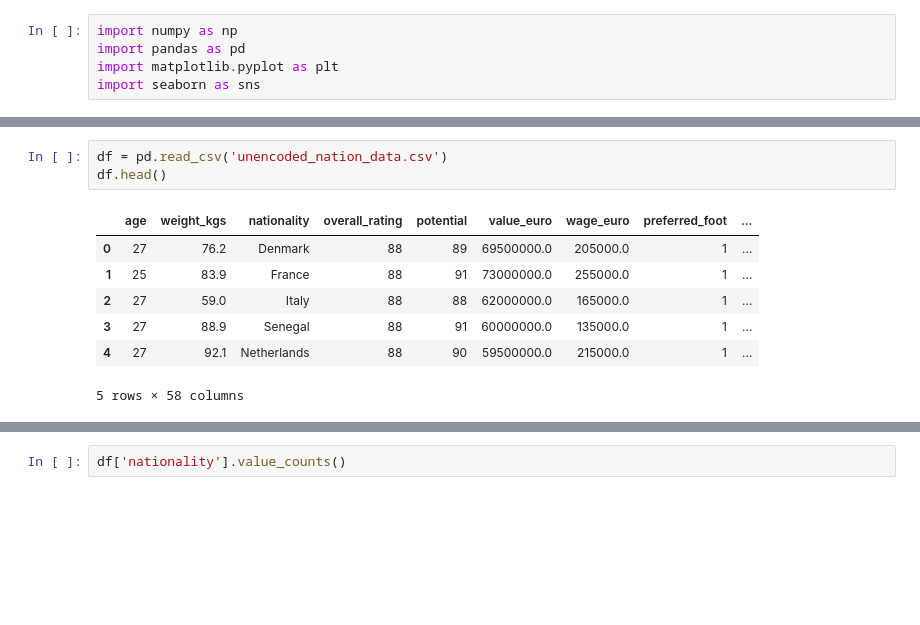
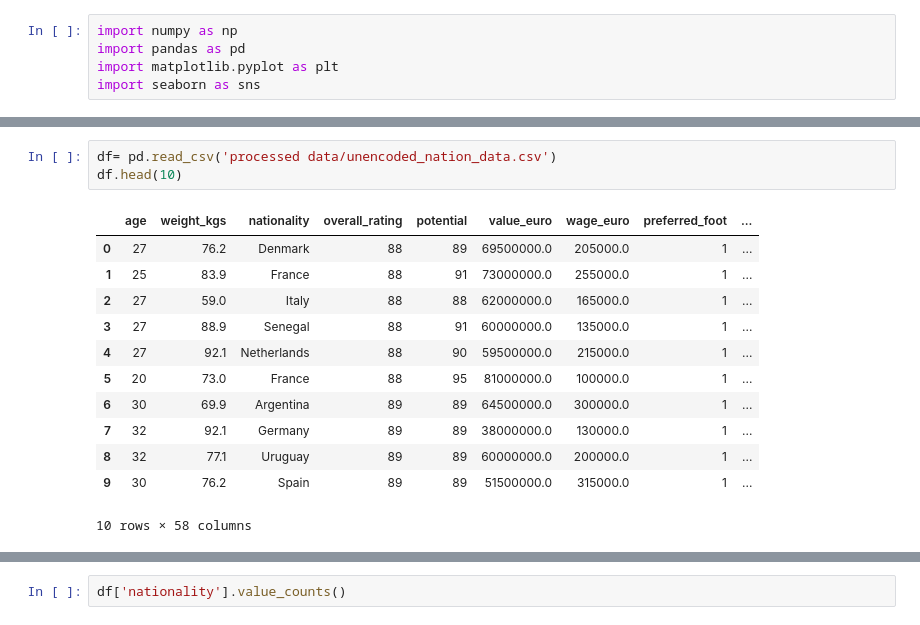
Before and after one commit to nttrung612/Football_Players_Rating_Prediction, a Jupyter notebook: lr.ipynb, the cells around one changed output, grey strips where cells are left out. Cells and saved outputs as stored; diff of their text form; blank space fills up the shorter version.

```diff
--- a/lr.ipynb
+++ b/lr.ipynb
@@ -178,11 +206,16 @@ import seaborn as sns
 # %%
-df = pd.read_csv('unencoded_nation_data.csv')
-df.head()
+df= pd.read_csv('processed data/unencoded_nation_data.csv')
+df.head(10)
 # %% [output]
 |  | age | weight_kgs | nationality | overall_rating | potential | value_euro | wage_euro | preferred_foot | ... |
 | 0 | 27 | 76.2 | Denmark | 88 | 89 | 69500000.0 | 205000.0 | 1 | ... |
 | 1 | 25 | 83.9 | France | 88 | 91 | 73000000.0 | 255000.0 | 1 | ... |
 | 2 | 27 | 59.0 | Italy | 88 | 88 | 62000000.0 | 165000.0 | 1 | ... |
 | 3 | 27 | 88.9 | Senegal | 88 | 91 | 60000000.0 | 135000.0 | 1 | ... |
 | 4 | 27 | 92.1 | Netherlands | 88 | 90 | 59500000.0 | 215000.0 | 1 | ... |
+| 5 | 20 | 73.0 | France | 88 | 95 | 81000000.0 | 100000.0 | 1 | ... |
+| 6 | 30 | 69.9 | Argentina | 89 | 89 | 64500000.0 | 300000.0 | 1 | ... |
+| 7 | 32 | 92.1 | Germany | 89 | 89 | 38000000.0 | 130000.0 | 1 | ... |
+| 8 | 32 | 77.1 | Uruguay | 89 | 89 | 60000000.0 | 200000.0 | 1 | ... |
+| 9 | 30 | 76.2 | Spain | 89 | 89 | 51500000.0 | 315000.0 | 1 | ... |
-5 rows × 58 columns
+10 rows × 58 columns
```
Also changed, not shown: parts of 48 cells of this notebook, 21 other files.
